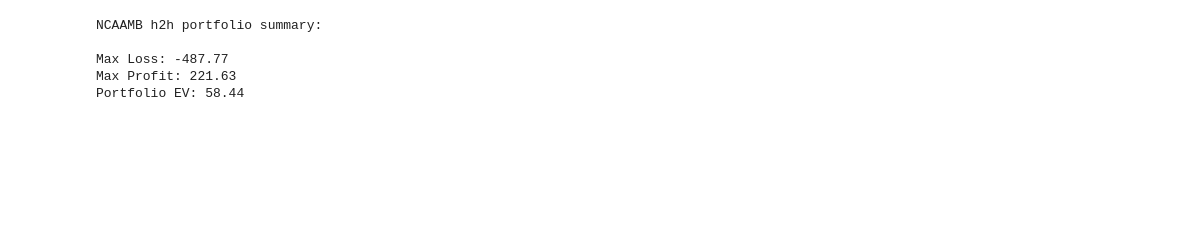
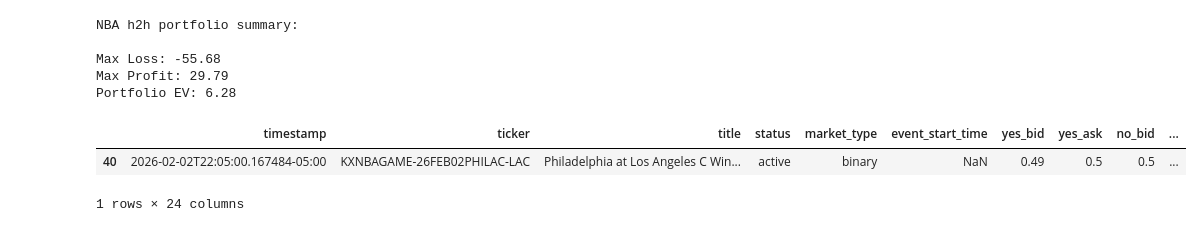
Before and after one commit to bassuaz24/kalshi_bets, a Jupyter notebook: base/analysis/data_analysis.ipynb, the cells around one changed output. Cells and saved outputs as stored; diff of their text form; code cells hidden in the pictures; blank space fills up the shorter version.

```diff
--- a/base/analysis/data_analysis.ipynb
+++ b/base/analysis/data_analysis.ipynb
@@ -111,7 +135,10 @@ def compute_hitting_prob(row, sl, tp):
     Assuming biased or unbiased random walk based on the fraction of previous month's
     up / total step count
     """
-    prob = row['devig_prob']
+    if row['buy_direction'] == 'yes':
+        prob = row['devig_prob']
+    else:
+        prob = 1 - row['devig_prob']
     rv = prob
     if (prob >= 0.4) & (prob <= 0.6):
         rv = (prob - sl) / (tp - sl)
@@ -251,14 +287,14 @@ filtered_df
 # %%
-total_loss = np.sum(filtered_df['loss'])
-total_profit = np.sum(filtered_df['profit'])
-total_ev = np.sum(filtered_df['ev'])
+total_loss = np.sum(filtered_df_dict[trade_date]['loss'])
+total_profit = np.sum(filtered_df_dict[trade_date]['profit'])
+total_ev = np.sum(filtered_df_dict[trade_date]['ev'])
 print(f"{sport} h2h portfolio summary:\n")
 print(f"Max Loss: -{total_loss:.2f}")
 print(f"Max Profit: {total_profit:.2f}")
 print(f"Portfolio EV: {total_ev:.2f}")
 # %% [output]
-NCAAMB h2h portfolio summary:
+NBA h2h portfolio summary:
 
-Max Loss: -487.77
-Max Profit: 221.63
-Portfolio EV: 58.44
+Max Loss: -55.68
+Max Profit: 29.79
+Portfolio EV: 6.28
@@ -264,0 +319,10 @@ Portfolio EV: 58.44
+# %%
+START_PROB = 0.50 #Yes_ask at game start
+
+# Group markets by starting point, track probability of hitting for each percentage point
+test_df = pregame_df_agg.loc[pregame_df_agg['yes_ask'] == START_PROB]
+test_df
+# %% [output]
+|  | timestamp | ticker | title | status | market_type | event_start_time | yes_bid | yes_ask | no_bid | ... |
+| 40 | 2026-02-02T22:05:00.167484-05:00 | KXNBAGAME-26FEB02PHILAC-LAC | Philadelphia at Los Angeles C Win... | active | binary | NaN | 0.49 | 0.5 | 0.5 | ... |
+1 rows × 24 columns
```
Also changed, not shown: parts of 15 cells of this notebook, 6 other files.
